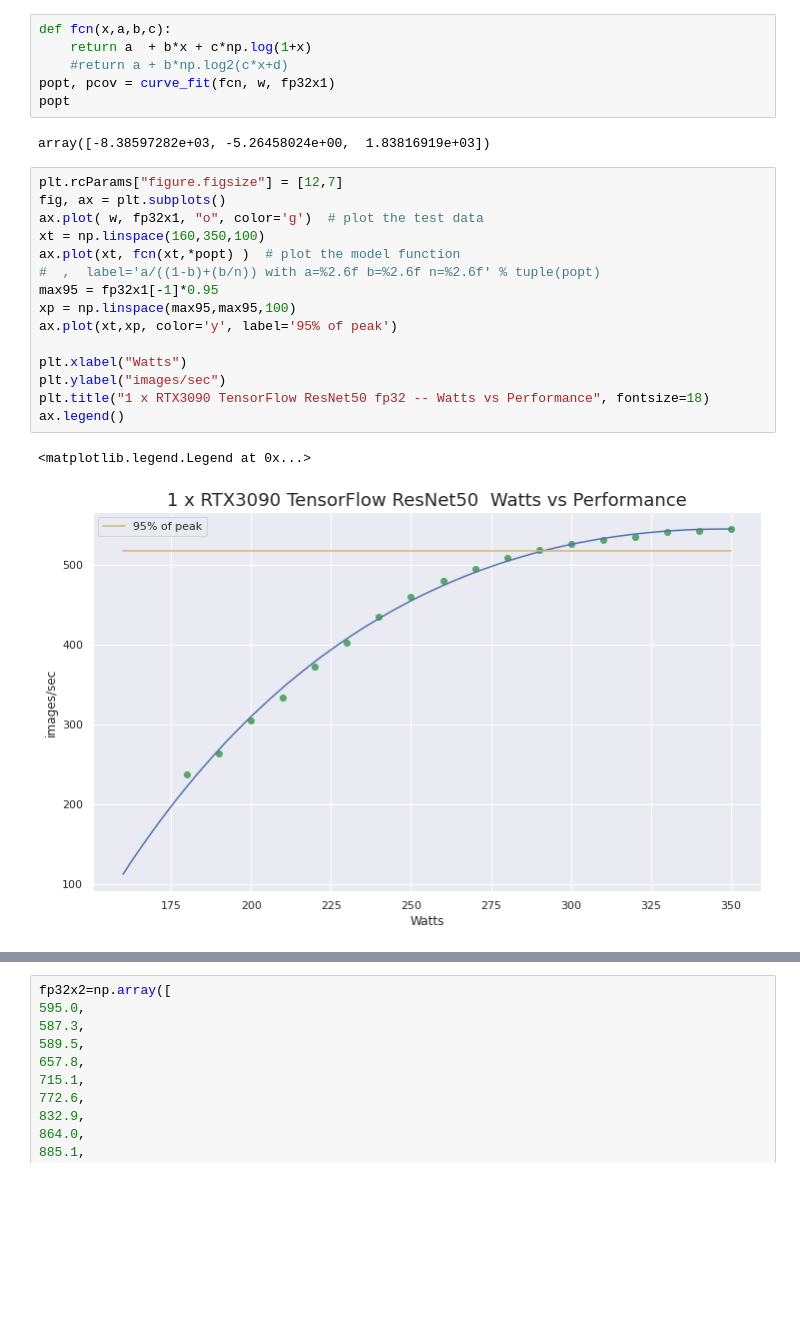
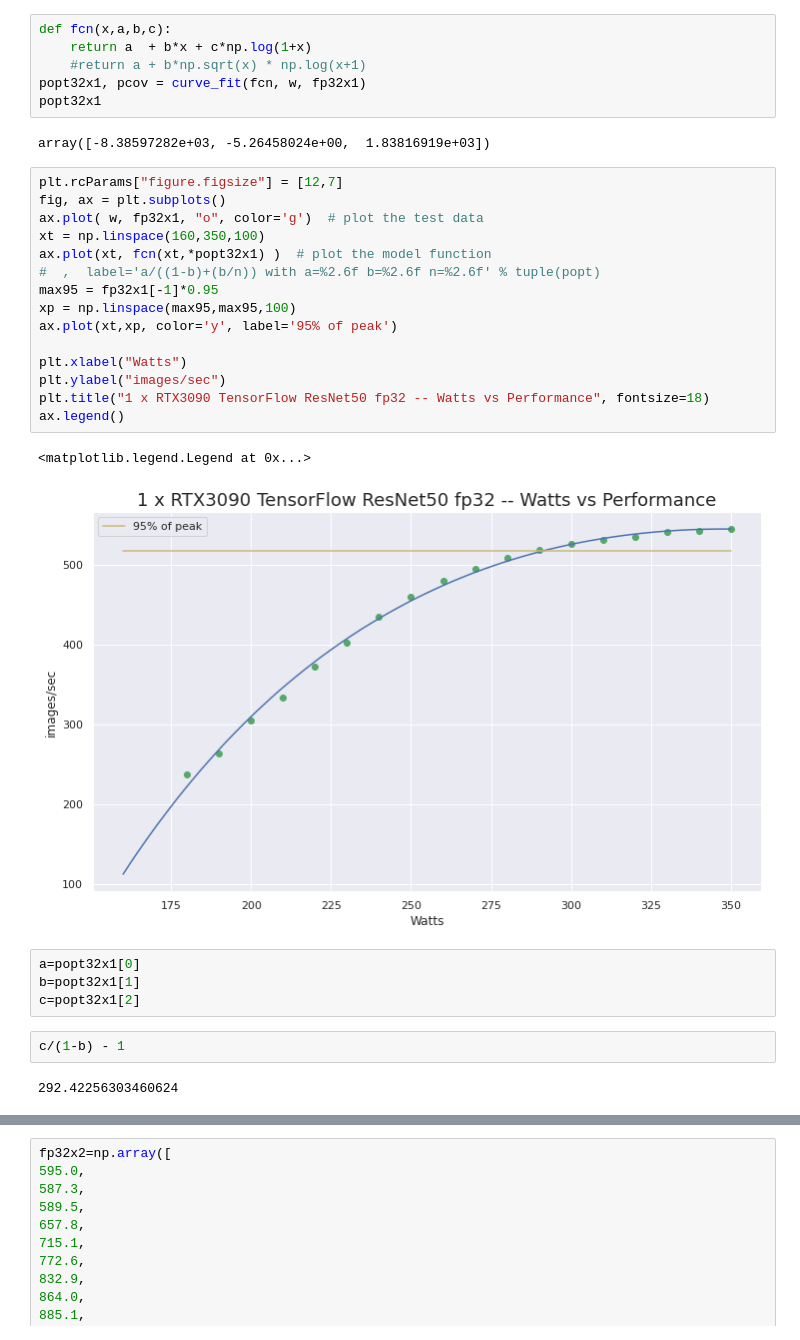
Before and after one commit to dbkinghorn/Notes, a Jupyter notebook: notes/multi-gpu-rtx30/maxQ-plots.ipynb, the cells around one changed output, grey strips where cells are left out. Saved outputs shown, nothing was run; the diff lists cells and outputs as text; blank space fills up the shorter version.

```diff
--- a/notes/multi-gpu-rtx30/maxQ-plots.ipynb
+++ b/notes/multi-gpu-rtx30/maxQ-plots.ipynb
@@ -49,26 +50,34 @@ fp32x1=np.array([
 # %%
 def fcn(x,a,b,c):
     return a  + b*x + c*np.log(1+x)
-    #return a + b*np.log2(c*x+d)
-popt, pcov = curve_fit(fcn, w, fp32x1)
-popt
+    #return a + b*np.sqrt(x) * np.log(x+1)
+popt32x1, pcov = curve_fit(fcn, w, fp32x1)
+popt32x1
 # %% [output]
 array([-8.38597282e+03, -5.26458024e+00,  1.83816919e+03])
 # %%
 plt.rcParams["figure.figsize"] = [12,7]
 fig, ax = plt.subplots()
 ax.plot( w, fp32x1, "o", color='g')  # plot the test data
 xt = np.linspace(160,350,100)
-ax.plot(xt, fcn(xt,*popt) )  # plot the model function
+ax.plot(xt, fcn(xt,*popt32x1) )  # plot the model function
 #  ,  label='a/((1-b)+(b/n)) with a=%2.6f b=%2.6f n=%2.6f' % tuple(popt)
 max95 = fp32x1[-1]*0.95
 xp = np.linspace(max95,max95,100)
 ax.plot(xt,xp, color='y', label='95% of peak')
 
 plt.xlabel("Watts")
 plt.ylabel("images/sec")
 plt.title("1 x RTX3090 TensorFlow ResNet50 fp32 -- Watts vs Performance", fontsize=18)
 ax.legend()
 # %% [output]
 <matplotlib.legend.Legend at 0x...>
-[figure, old version]
+[figure, new version]
+# %%
+a=popt32x1[0]
+b=popt32x1[1]
+c=popt32x1[2]
+# %%
+c/(1-b) - 1
+# %% [output]
+292.42256303460624
```
Also changed, not shown: parts of 22 cells of this notebook, 10 other files.
